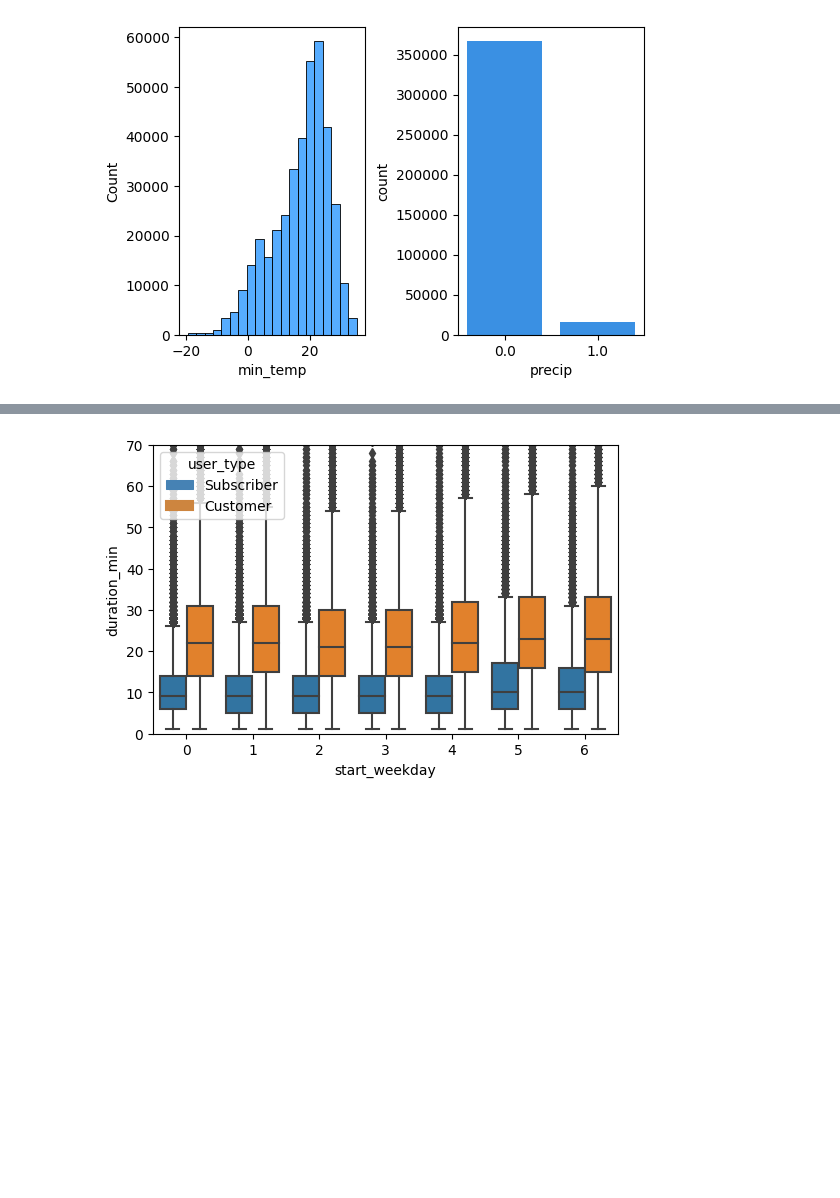
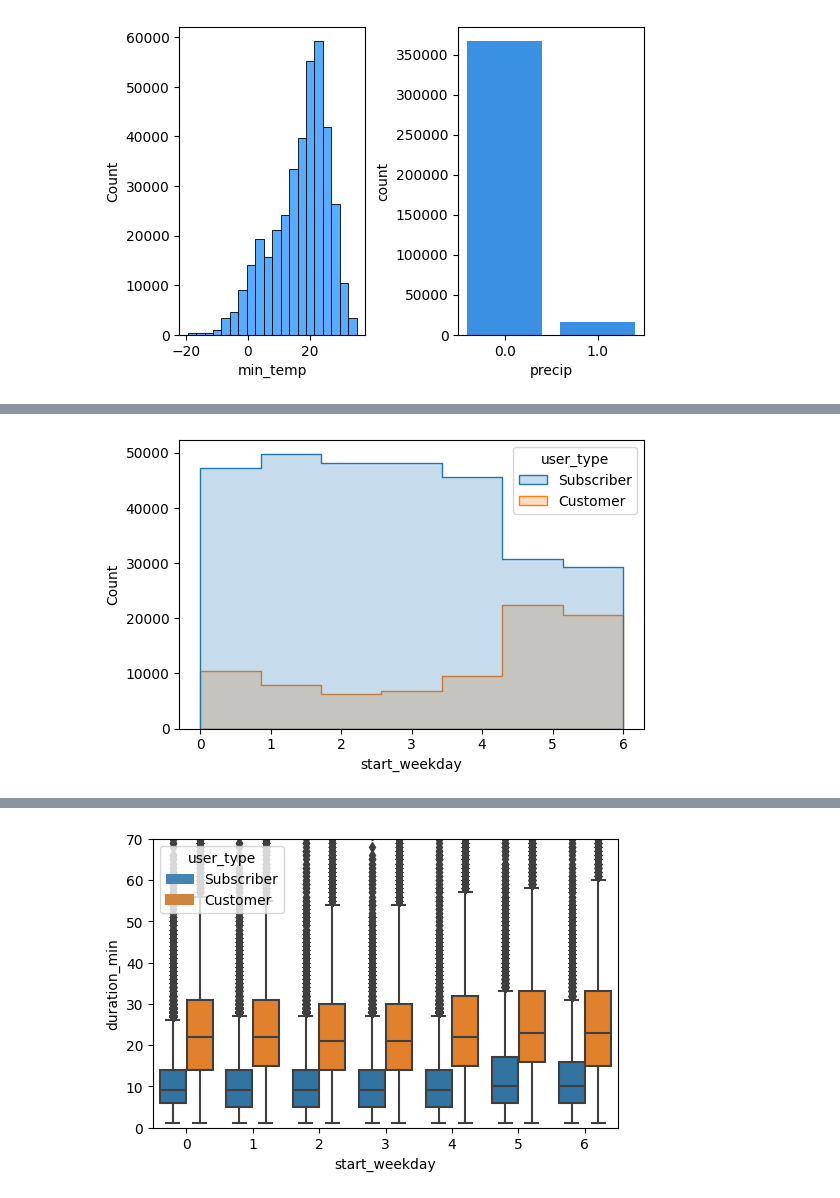
Before and after one commit to agruenb/AA-2022-TEAM-11, a Jupyter notebook: temporal_analysis.ipynb, the cells around one changed output, grey strips where cells are left out. Cells and saved outputs as stored; diff of their text form; code cells hidden in the pictures; blank space fills up the shorter version.

```diff
--- a/temporal_analysis.ipynb
+++ b/temporal_analysis.ipynb
@@ -120,0 +171,5 @@ Compare weekdays with rain or not:
+# %%
+# trips count of Subscriber and Customer by start weekday
+plot = sns.histplot(data=bike_data_clean, x="start_weekday", hue="user_type", bins=7, element="step")
+# %% [output]
+[figure, added]
```
Also changed, not shown: parts of 36 cells of this notebook.
